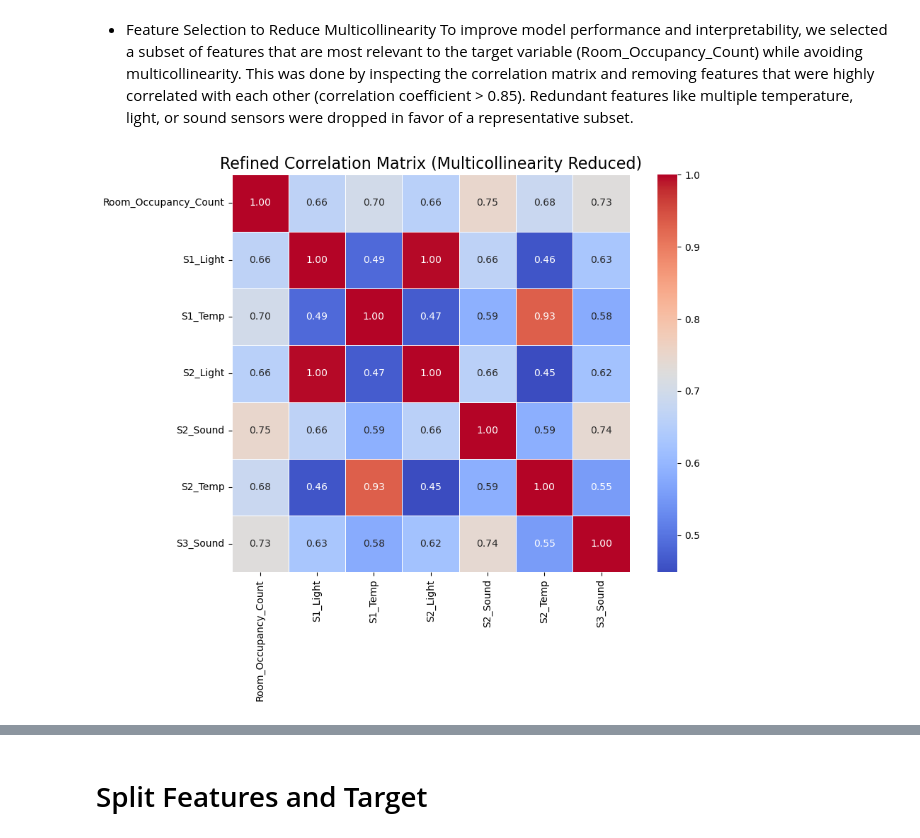
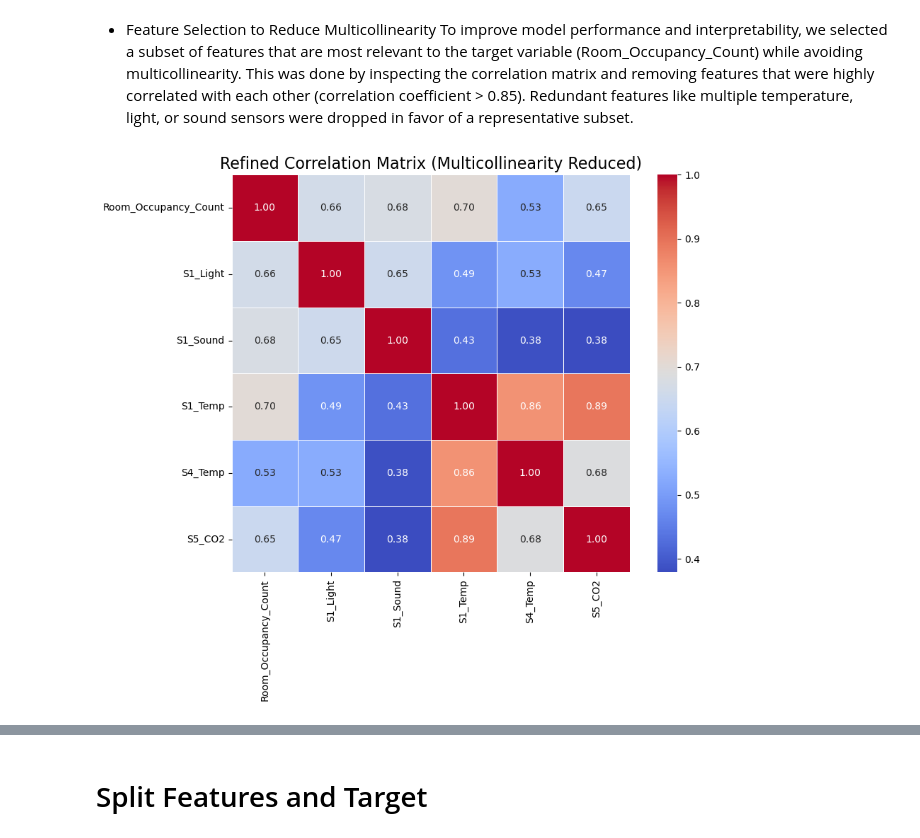
Before and after one commit to Mufeedav/Room-Occupancy-Estimation, a Jupyter notebook: Room Occupancy Estimation.ipynb, the cells around one changed output, grey strips where cells are left out. Cells and saved outputs as stored; diff of their text form; code cells hidden in the pictures.

```diff
--- a/Room Occupancy Estimation.ipynb
+++ b/Room Occupancy Estimation.ipynb
@@ -285,14 +293,10 @@ plt.show()
 # %% [markdown]
 # Feature Engineering
 # %%
+
 df['Datetime'] = pd.to_datetime(df['Date'] + ' ' + df['Time'])
 df['Hour'] = df['Datetime'].dt.hour
 df['DayOfWeek'] = df['Datetime'].dt.dayofweek
-df['IsWeekend'] = df['DayOfWeek'].isin([5, 6]).astype(int)
 df['Month'] = df['Datetime'].dt.month
-df['TimeOfDay'] = pd.cut(df['Hour'],
-                         bins=[-1, 5, 11, 17, 21, 24],
-                         labels=['Night', 'Morning', 'Afternoon', 'Evening', 'LateNight'])
 
 df.drop(['Date', 'Time', 'Datetime'], axis=1, inplace=True)
-df = pd.get_dummies(df, columns=['TimeOfDay'], drop_first=True)
@@ -327,34 +340,33 @@ plt.show()
 # %%
 
 # Step 1: List of selected features to keep
 keep_columns = [
     'Room_Occupancy_Count',  # target variable
     'S1_Light',
-    'S2_Light',
     'S1_Temp',
-    'S2_Temp',
-    'S2_Sound',
-    'S3_Sound'
+    'S4_Temp',
+    'S1_Sound',
+    'S5_CO2'
 ]
 
 # Step 2: Create new cleaned DataFrame
 df_selected = df[keep_columns]
 
 # Step 3: Correlation matrix
 corr = df_selected.corr()
 
 # Optional: Sort columns alphabetically for neatness
 corr = corr.reindex(sorted(corr.columns), axis=0)
 corr = corr.reindex(sorted(corr.columns), axis=1)
 
 # Step 4: Plot
 plt.figure(figsize=(10, 8))
 sns.heatmap(corr, annot=True, fmt=".2f", cmap='coolwarm', linewidths=0.5, square=True)
 plt.title("Refined Correlation Matrix (Multicollinearity Reduced)", fontsize=16)
 plt.tight_layout()
 plt.show()
 # %% [output]
-[figure, old version]
+[figure, new version]
 # %% [markdown]
 Created a Cleaned Feature Set: A new DataFrame was created using only the selected features. This ensures that the correlation analysis is focused on the most important and non-redundant variables.
 
```
Also changed, not shown: parts of 22 cells of this notebook.
